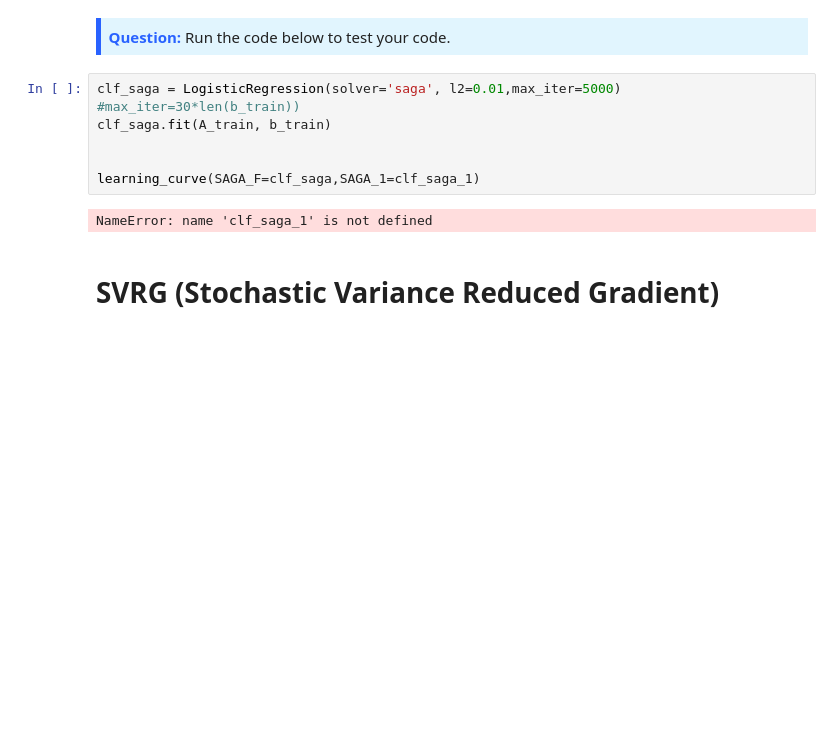
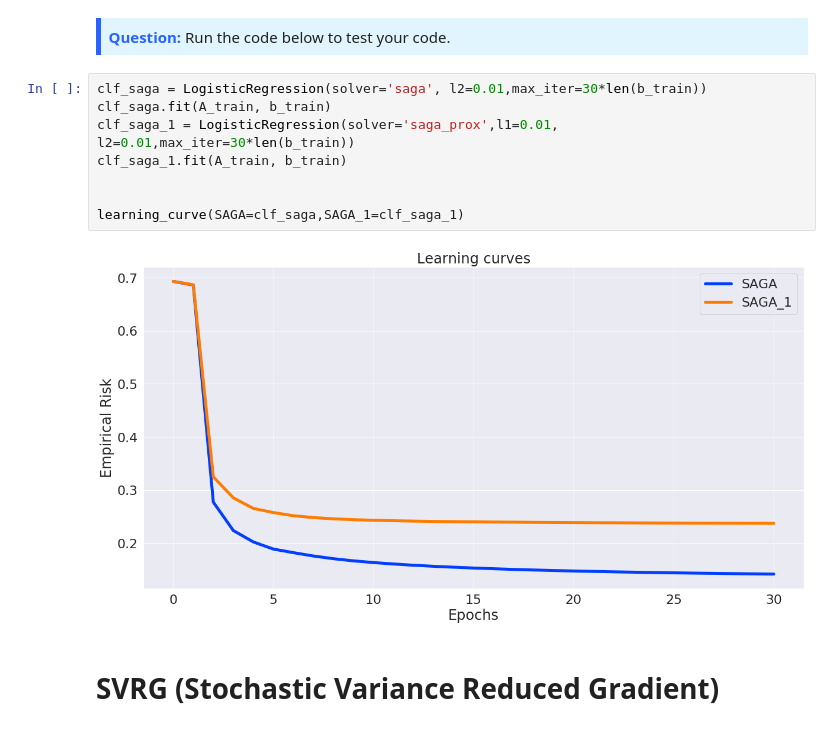
Before and after one commit to BeGIMATH/CDO_LAB, a Jupyter notebook: lab.ipynb, the cells around one changed output. Drawn from its saved outputs; the diff is of its cells as text; blank space fills up the shorter version.

```diff
--- a/lab.ipynb
+++ b/lab.ipynb
@@ -347,13 +350,15 @@ def SAGA(x0, grad, prox, max_iter, n, L, mu):
 <b style="color: #2962ff;">Question:</b> Run the code below to test your code.
 </div>
 # %%
-clf_saga = LogisticRegression(solver='saga', l2=0.01,max_iter=5000) #max_iter=30*len(b_train))
+clf_saga = LogisticRegression(solver='saga', l2=0.01,max_iter=30*len(b_train))
 clf_saga.fit(A_train, b_train)
+clf_saga_1 = LogisticRegression(solver='saga_prox',l1=0.01, l2=0.01,max_iter=30*len(b_train))
+clf_saga_1.fit(A_train, b_train)
 
 
-learning_curve(SAGA_F=clf_saga,SAGA_1=clf_saga_1)
+learning_curve(SAGA=clf_saga,SAGA_1=clf_saga_1)
 # %% [output]
-NameError: name 'clf_saga_1' is not defined
+[figure, added]
 # %% [markdown]
 # SVRG (Stochastic Variance Reduced Gradient)
 # %% [markdown]
```
Also changed, not shown: parts of 12 cells of this notebook, 2 other files.
